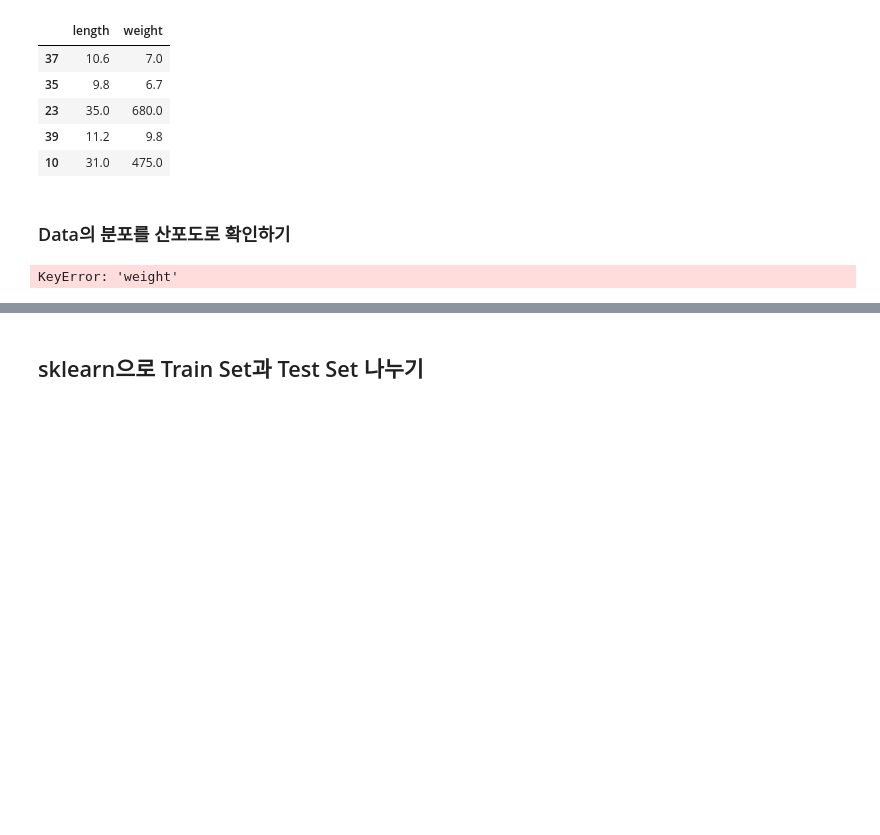
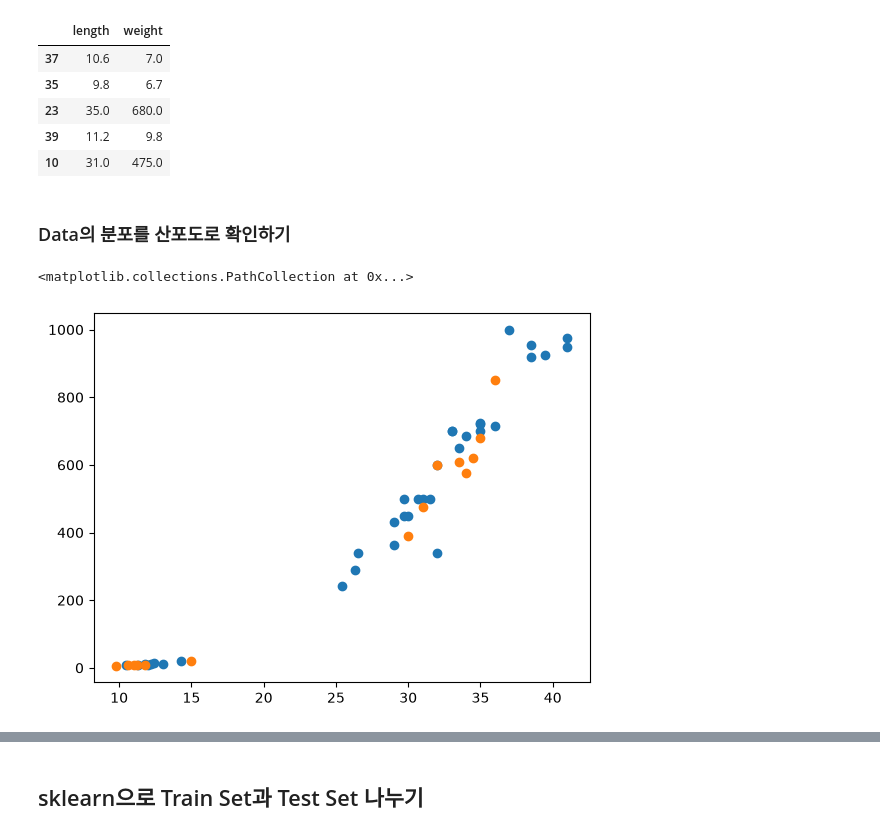
Before and after one commit to xywon0219nate-blip/Machine-Learning, a Jupyter notebook: Note/05.TrainSet과 TestSet으로 나누어 사용하기.ipynb, the cells around one changed output, grey strips where cells are left out. Cells and saved outputs as stored; diff of their text form; code cells hidden in the pictures; blank space fills up the shorter version.

```diff
--- a/Note/05.TrainSet과 TestSet으로 나누어 사용하기.ipynb
+++ b/Note/05.TrainSet과 TestSet으로 나누어 사용하기.ipynb
@@ -122,15 +125,16 @@ test_input.head()
 import matplotlib.pyplot as plt
 # %%
 plt.scatter(
-   train_input['length'],
-   train_target['weight']
+    train_input['length'],
+    train_input['weight']
 )
 plt.scatter(
-   test_input['length'],
-   test_target['weight']
+    test_input['length'],
+    test_input['weight']
 )
 # %% [output]
-KeyError: 'weight'
+<matplotlib.collections.PathCollection at 0x...>
+[figure, added]
 # %%
 # knn으로 학습
 kn.fit(train_input, train_target)
```
Also changed, not shown: parts of 6 cells of this notebook, 1 other file.
